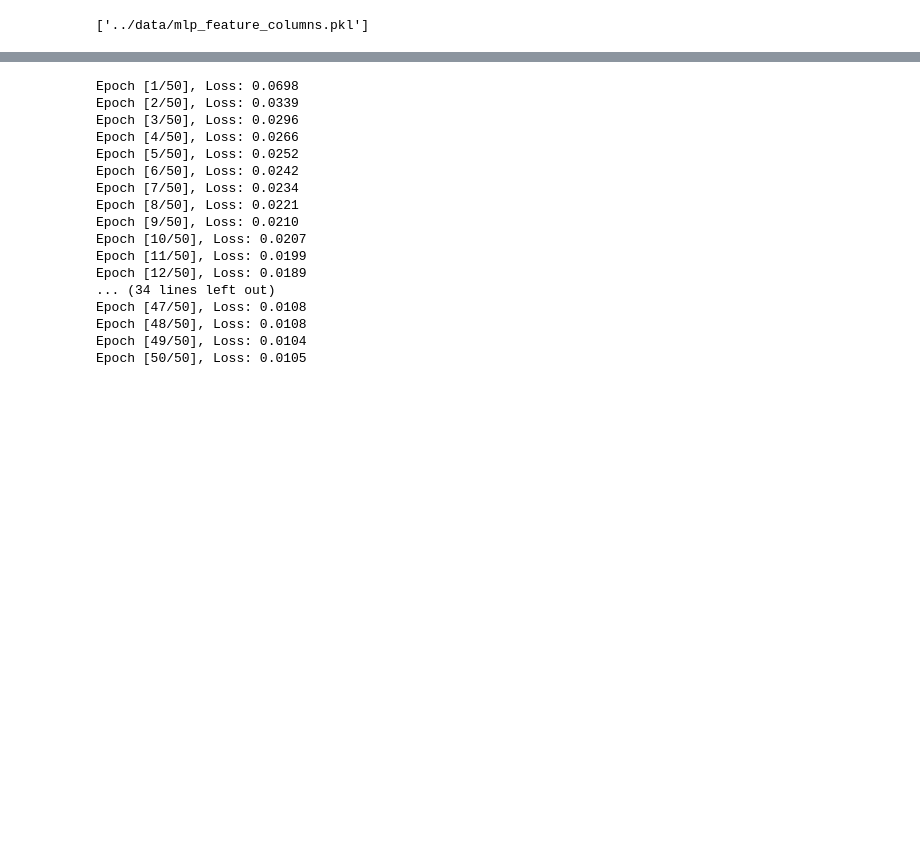
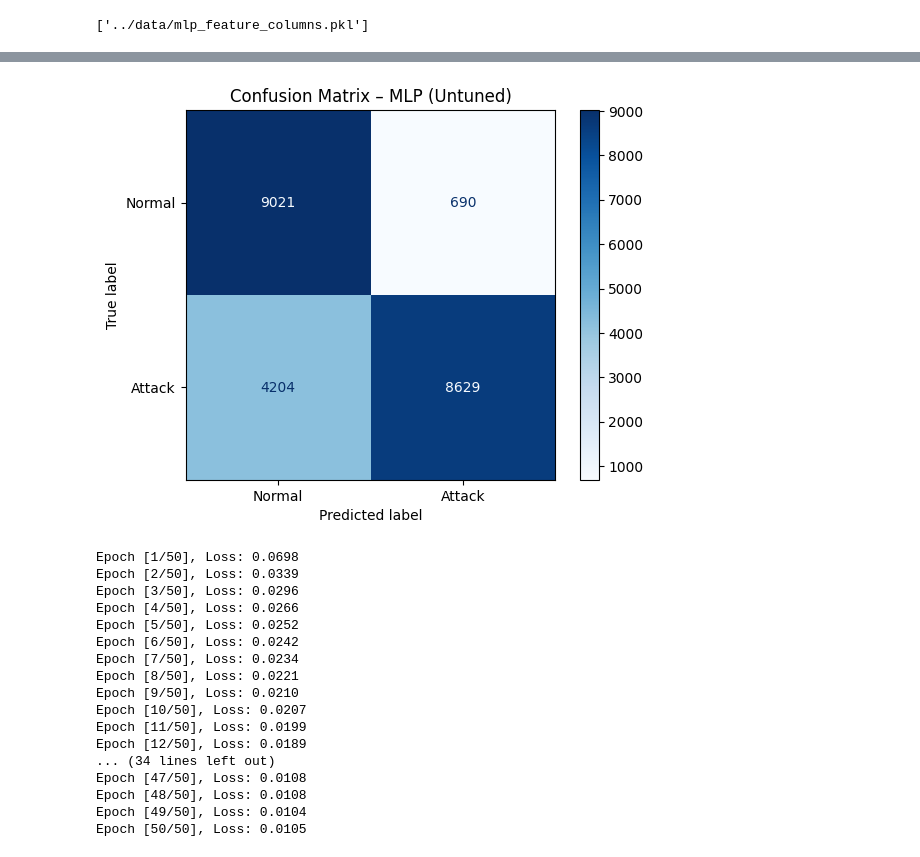
Before and after one commit to ayosarchive/cybersecurity-anomaly-detection, a Jupyter notebook: notebooks/01_data_loading_and_preprocessing.ipynb, the cells around one changed output, grey strips where cells are left out. Saved outputs shown, nothing was run; the diff lists cells and outputs as text; code cells hidden in the pictures; blank space fills up the shorter version.

Commit message:
feat: add confusion matrix for untuned MLP model

```diff
--- a/notebooks/01_data_loading_and_preprocessing.ipynb
+++ b/notebooks/01_data_loading_and_preprocessing.ipynb
@@ -447,19 +447,19 @@ test_loader = DataLoader(test_dataset, batch_size=64, shuffle=False)
 # %%
-# # 7.3: Train the MLP model
-# num_epochs = 10  # Number of epochs to train
+# 7.3: Train the MLP model
+num_epochs = 10  # Number of epochs to train
 
-# for epoch in range(num_epochs):
-#     model.train()  # Set the model to training mode
-#     running_loss = 0.0
+for epoch in range(num_epochs):
+    model.train()  # Set the model to training mode
+    running_loss = 0.0
 
-#     for inputs, labels in train_loader:
-#         outputs = model(inputs).squeeze()
-#         loss = criterion(outputs, labels)
+    for inputs, labels in train_loader:
+        outputs = model(inputs).squeeze()
+        loss = criterion(outputs, labels)
 
-#         optimizer.zero_grad()  # Zero the gradients
-#         loss.backward()
-#         optimizer.step()
+        optimizer.zero_grad()  # Zero the gradients
+        loss.backward()
+        optimizer.step()
 
-#         running_loss += loss.item()
+        running_loss += loss.item()
 
-#     print(f"Epoch [{epoch+1}/{num_epochs}], Loss: {running_loss/len(train_loader):.4f}")
+    print(f"Epoch [{epoch+1}/{num_epochs}], Loss: {running_loss/len(train_loader):.4f}")
@@ -487,3 +507,21 @@ test_loader = DataLoader(test_dataset, batch_size=64, shuffle=False)
+# %%
+from sklearn.metrics import confusion_matrix, ConfusionMatrixDisplay
+import matplotlib.pyplot as plt
+
+# Convert to integer lists if they're still floats
+all_preds = [int(p) for p in all_preds]
+all_labels = [int(l) for l in all_labels]
+
+# Generate confusion matrix
+cm = confusion_matrix(all_labels, all_preds)
+
+# Display the matrix
+disp = ConfusionMatrixDisplay(confusion_matrix=cm, display_labels=["Normal", "Attack"])
+disp.plot(cmap='Blues')
+plt.title("Confusion Matrix – MLP (Untuned)")
+plt.show()
+# %% [output]
+[figure, added]
 # %%
 # import torch.nn as nn
 
```
Also changed, not shown: parts of 4 cells of this notebook.
